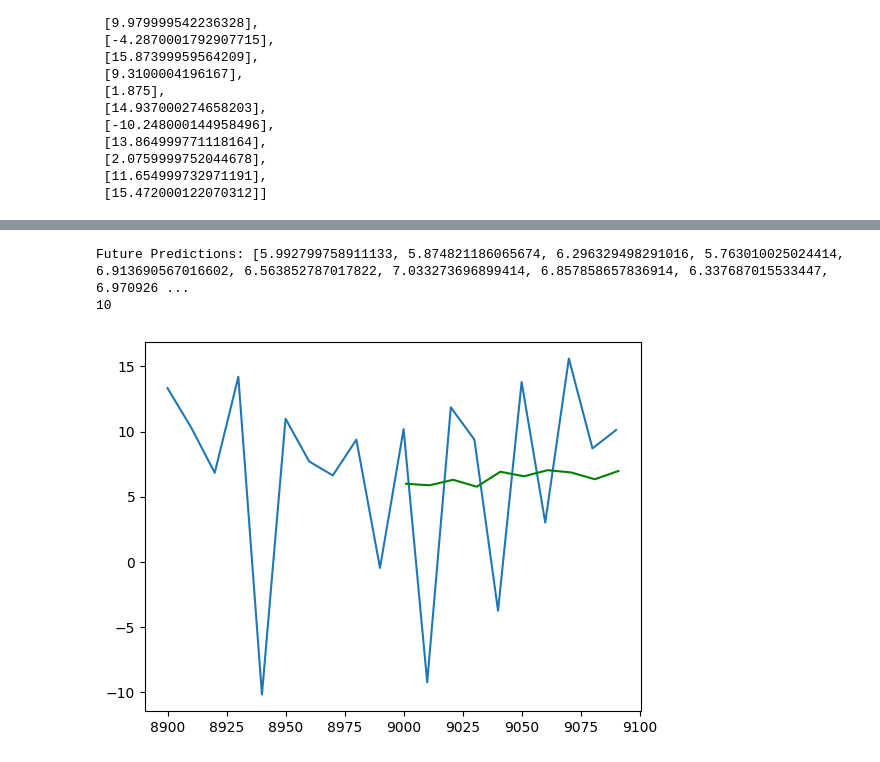
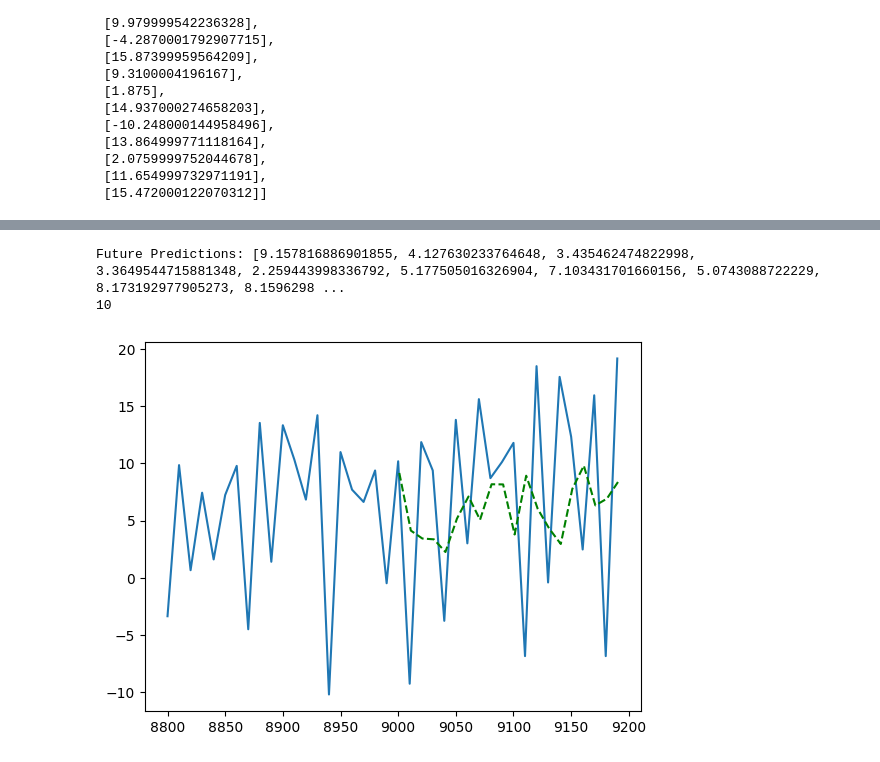
Before and after one commit to NovokshanovE/MyDlinear, a Jupyter notebook: MyDLinear/update_model.ipynb, the cells around one changed output, grey strips where cells are left out. Cells and saved outputs as stored; diff of their text form; code cells hidden in the pictures.

```diff
--- a/MyDLinear/update_model.ipynb
+++ b/MyDLinear/update_model.ipynb
@@ -58,9 +68,9 @@ class DecompositionLayer(nn.Module):
 # %%
 class DLinearModel(nn.Module):
-    def __init__(self, input_size):
+    def __init__(self, input_size, output_size):
         super(DLinearModel, self).__init__()
-        self.linear_seasonal = nn.Linear(input_size, 1)
-        self.linear_trend = nn.Linear(input_size, 1)
+        self.linear_seasonal = nn.Linear(input_size, output_size)
+        self.linear_trend = nn.Linear(input_size, output_size)
         self.decomposition = DecompositionLayer(input_size)
         self.bias = nn.Parameter(torch.zeros(1))
 
@@ -76,11 +86,11 @@ class DLinearModel(nn.Module):
 def train_model(model, dataloader, criterion, optimizer, num_epochs=100):
     for epoch in range(num_epochs):
         print("Epoch = ", epoch)
-        for X in dataloader:
+        for X, Y in dataloader:
 
             optimizer.zero_grad()
             output = model.forward(X)
-            loss = criterion(output, X)
+            loss = criterion(output, Y)
             loss.backward()
             optimizer.step()
 # %%
@@ -89,16 +99,16 @@ data = pd.read_csv('ETTh1.csv')
 X = torch.tensor(data['HUFL'].values[:data_size:step], dtype=torch.float32).view(-1, 1)
 x = pd.read_csv("ETTh1.csv").HUFL
 # %%
-model = DLinearModel(input_size)
+model = DLinearModel(input_size, output_size)
 criterion = nn.SmoothL1Loss()
 optimizer = optim.SGD(model.parameters(), lr=learning_rate)
 #optimizer = optim.Adam(model.parameters(), lr=learning_rate)
-
+#TODO: переписать dataloader для правильно обучения
 
 window_size = input_size  # Размер окна для rolling window forecasting
 #переписать
 
-dataset = MyDataset(X, window_size)
+dataset = MyDataset(X, window_size, output_size)
 
 #print(x.rolling(window_size))
 
@@ -110,2 +120,2 @@ len(dataloader)
 # %%
-#train_model(model, dataloader, criterion, optimizer)
+train_model(model, dataloader, criterion, optimizer)
@@ -272,0 +254,17 @@ tensor([[[  5.8270],
+# %%
+
+predicted_values = []
+
+
+
+
+
+X = torch.tensor([X_t])
+prediction = model(X)
+predicted_values = prediction.tolist()[-1][-1]
+
+
+
+
+
+future_predictions = predicted_values
@@ -290,17 +321,18 @@ len(future_predictions)
 # %%
+
 print("Future Predictions:", future_predictions)
-time = [data_set-m*step+i*step for i in range(2*m)]
+time = [data_set-output_size*step+i*step for i in range(2*output_size)]
 print(m)
-plt.plot(time, data['HUFL'].values[data_set-m*step:data_set+(m)*step:step])
+plt.plot(time, data['HUFL'].values[data_set-output_size*step:data_set+(output_size)*step:step])
 #plt.plot(, )
 pred = data['HUFL'].values[data_set-1]
-time = [data_set+1+i*step for i in range(m)]
+time = [data_set+1+i*step for i in range(output_size)]
 
 
-plt.plot(time, future_predictions, 'g-')
+plt.plot(time, future_predictions, 'g--')
 
 plt.show()
 # %% [output]
-Future Predictions: [5.992799758911133, 5.874821186065674, 6.296329498291016, 5.763010025024414, 6.913690567016602, 6.563852787017822, 7.033273696899414, 6.857858657836914, 6.337687015533447, 6.970926 ...
+Future Predictions: [9.157816886901855, 4.127630233764648, 3.435462474822998, 3.3649544715881348, 2.259443998336792, 5.177505016326904, 7.103431701660156, 5.0743088722229, 8.173192977905273, 8.1596298 ...
 10
-[figure, old version]
+[figure, new version]
```
Also changed, not shown: parts of 16 cells of this notebook, 1 other file.
